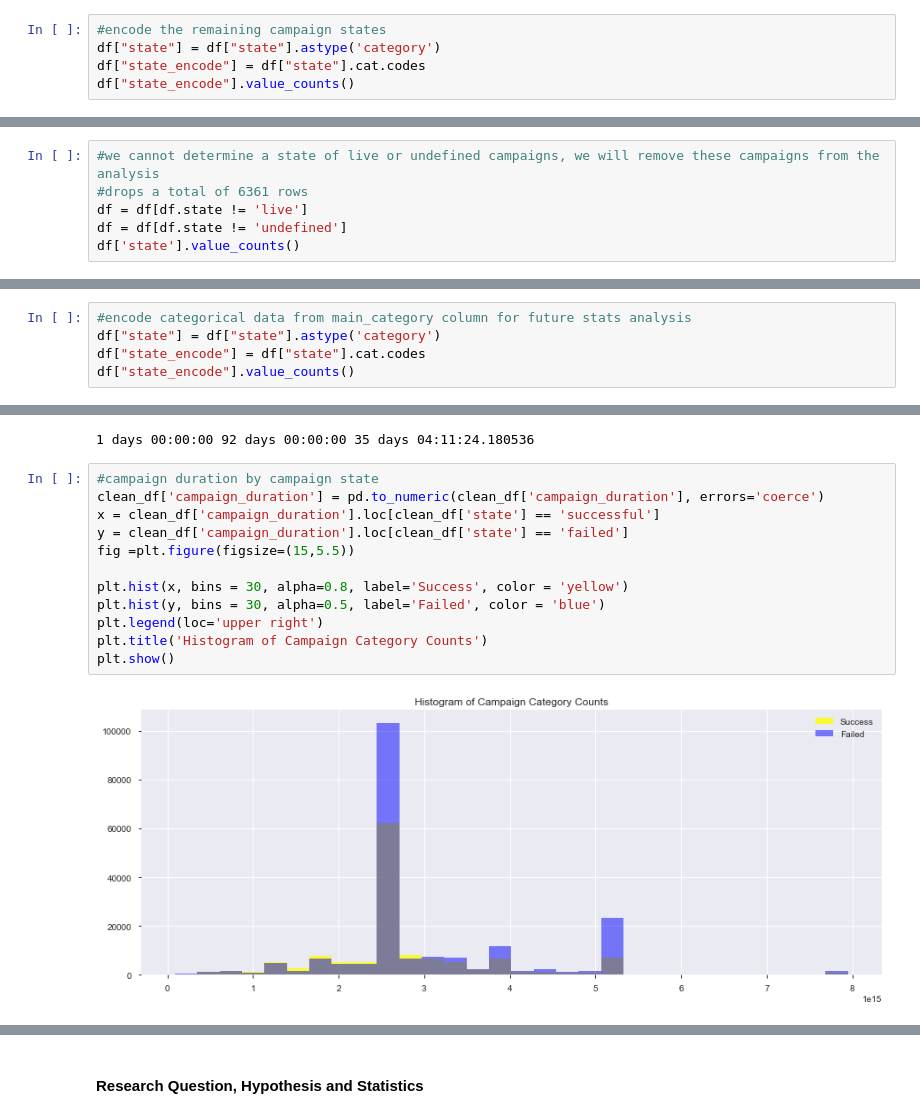
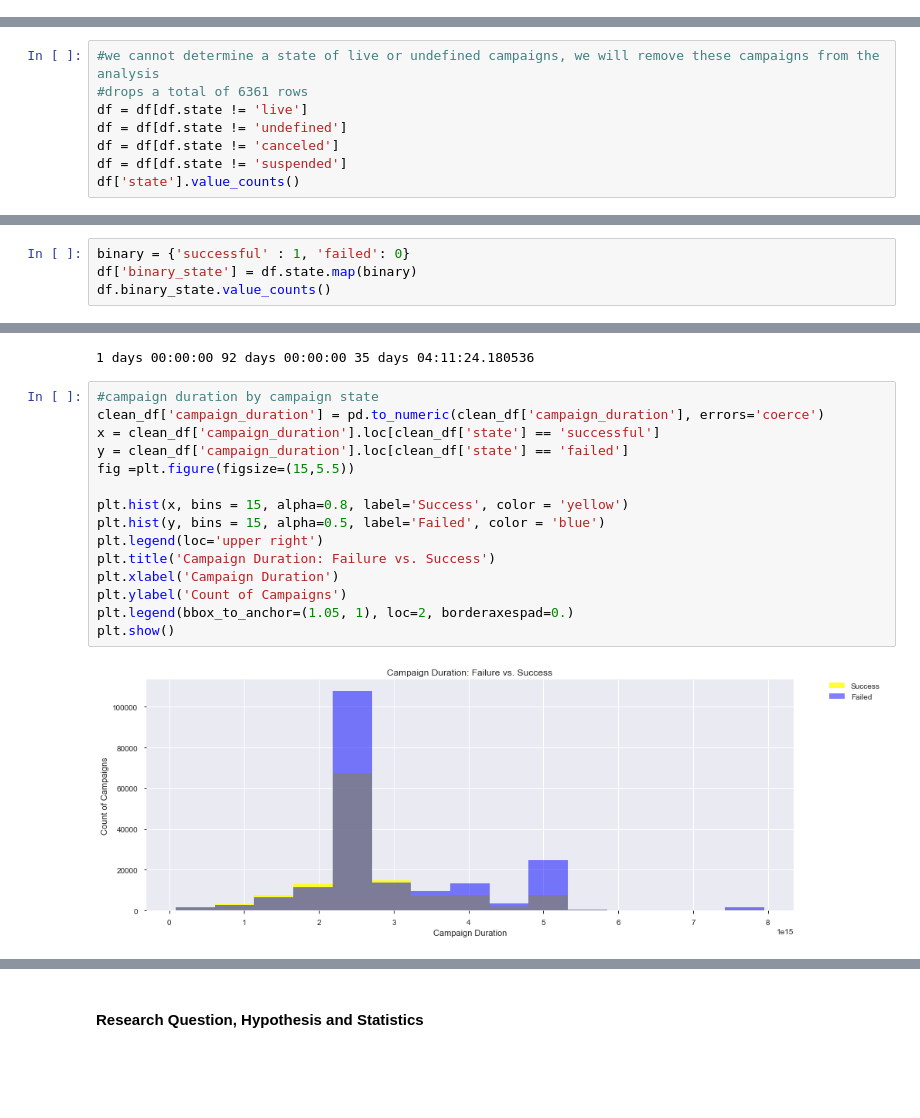
Before and after one commit to pelusok/Capstone_Project_1, a Jupyter notebook: Capstone1_Peluso_4.29.ipynb, the cells around one changed output, grey strips where cells are left out. Cells and saved outputs as stored; diff of their text form; blank space fills up the shorter version.

```diff
--- a/Capstone1_Peluso_4.29.ipynb
+++ b/Capstone1_Peluso_4.29.ipynb
@@ -132,8 +136,3 @@ Name: name_len, dtype: int64
 #encode categorical data from main_category column for future stats analysis
 df["main_category"] = df["main_category"].astype('category')
 df["main_category_encode"] = df["main_category"].cat.codes
-# %%
-#encode the remaining campaign states
-df["state"] = df["state"].astype('category')
-df["state_encode"] = df["state"].cat.codes
-df["state_encode"].value_counts()
@@ -197,6 +190,8 @@ df['campaign_duration'] = df['deadline'] - df['launched']
 #drops a total of 6361 rows
 df = df[df.state != 'live']
 df = df[df.state != 'undefined']
+df = df[df.state != 'canceled']
+df = df[df.state != 'suspended']
 df['state'].value_counts()
 # %% [output]
 failed        197611
@@ -208,6 +199 @@ live               0
 Name: state, dtype: int64
-# %%
-#encode categorical data from main_category column for future stats analysis
-df["state"] = df["state"].astype('category')
-df["state_encode"] = df["state"].cat.codes
-df["state_encode"].value_counts()
@@ -219,0 +200,4 @@ Name: state_encode, dtype: int64
+# %%
+binary = {'successful' : 1, 'failed': 0}
+df['binary_state'] = df.state.map(binary)
+df.binary_state.value_counts()
@@ -1124,17 +1141,20 @@ print(fduration_min, fduration_max, fduration_mean)
 # %%
 #campaign duration by campaign state
 clean_df['campaign_duration'] = pd.to_numeric(clean_df['campaign_duration'], errors='coerce')
 x = clean_df['campaign_duration'].loc[clean_df['state'] == 'successful']
 y = clean_df['campaign_duration'].loc[clean_df['state'] == 'failed']
 fig =plt.figure(figsize=(15,5.5))
 
-plt.hist(x, bins = 30, alpha=0.8, label='Success', color = 'yellow')
-plt.hist(y, bins = 30, alpha=0.5, label='Failed', color = 'blue')
+plt.hist(x, bins = 15, alpha=0.8, label='Success', color = 'yellow')
+plt.hist(y, bins = 15, alpha=0.5, label='Failed', color = 'blue')
 plt.legend(loc='upper right')
-plt.title('Histogram of Campaign Category Counts')
+plt.title('Campaign Duration: Failure vs. Success')
+plt.xlabel('Campaign Duration')
+plt.ylabel('Count of Campaigns')
+plt.legend(bbox_to_anchor=(1.05, 1), loc=2, borderaxespad=0.)
 plt.show()
 # %% [output]
-[figure, old version]
+[figure, new version]
 # %%
 # plot data
 fig, ax = plt.subplots(figsize=(15,7))
```
Also changed, not shown: parts of 66 cells of this notebook.
